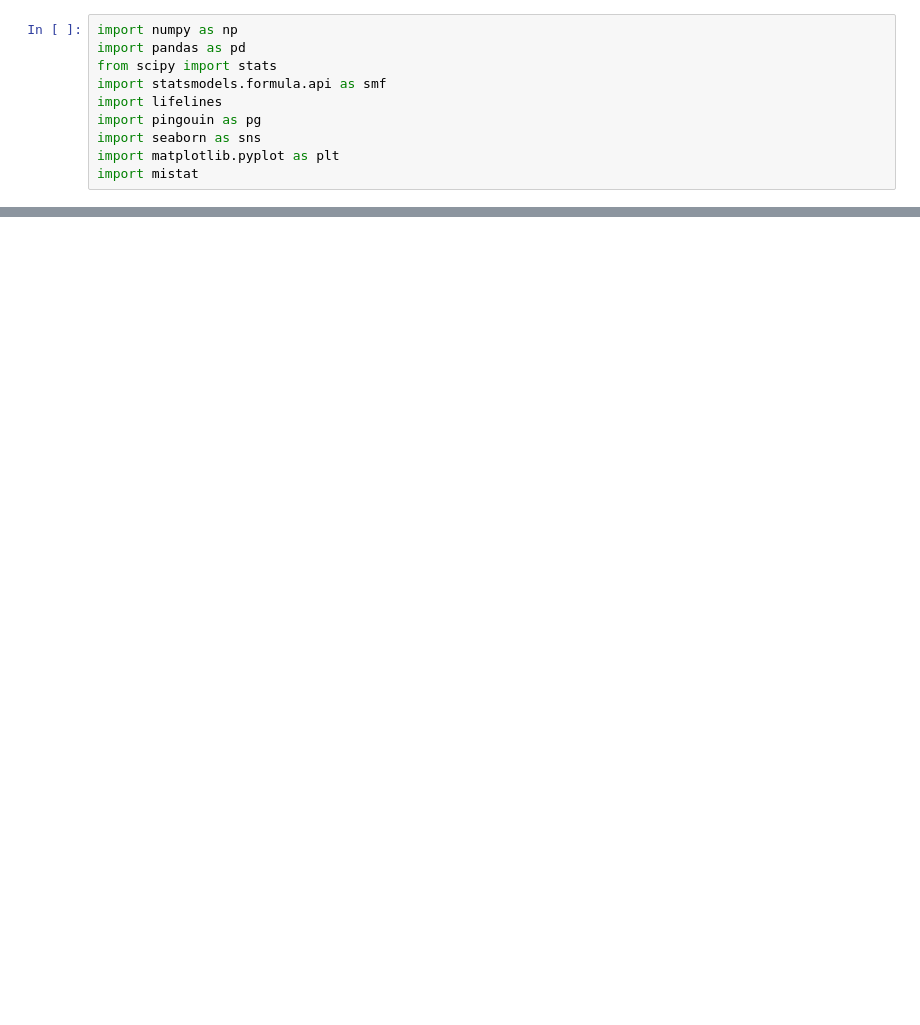
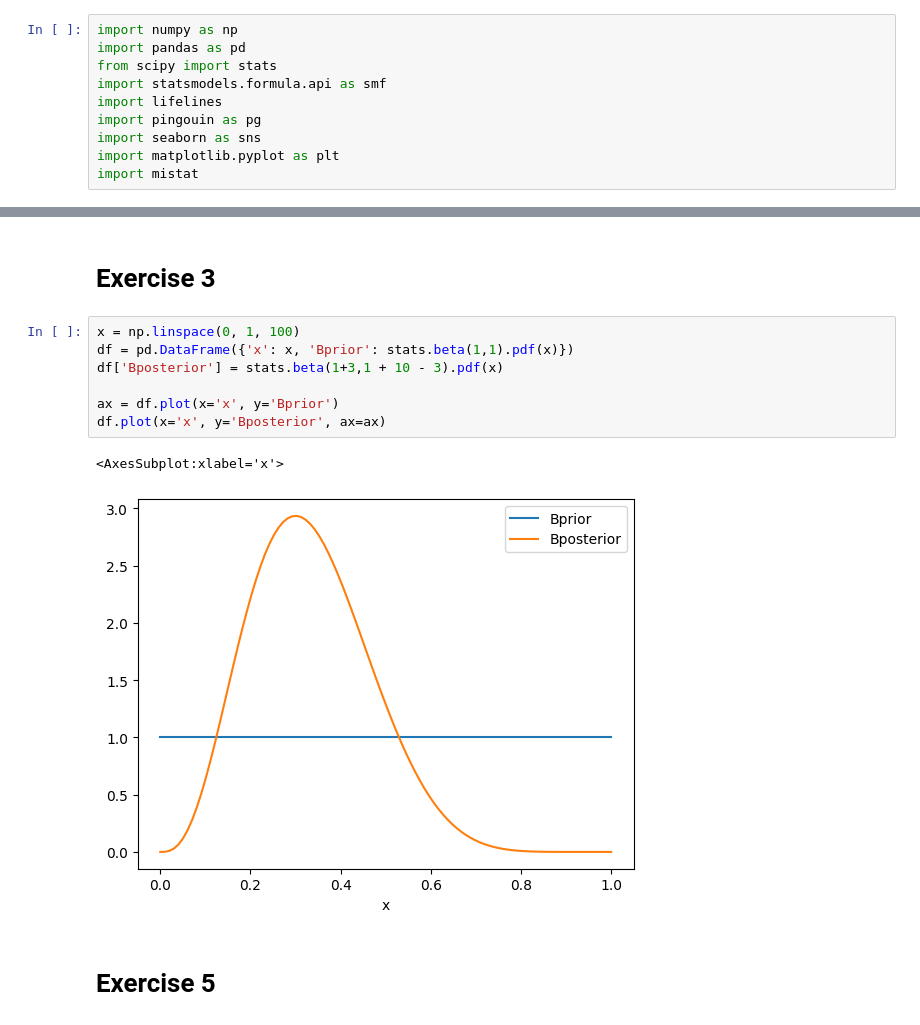
Before and after one commit to gedeck/mistat-code-solutions, a Jupyter notebook: IndustrialStatistics/solutions/Solution_Chap010_ex.ipynb, the cells around one changed output, grey strips where cells are left out. Saved outputs shown, nothing was run; the diff lists cells and outputs as text; blank space fills up the shorter version.

```diff
--- a/IndustrialStatistics/solutions/Solution_Chap010_ex.ipynb
+++ b/IndustrialStatistics/solutions/Solution_Chap010_ex.ipynb
@@ -27,0 +41,14 @@ import mistat
+# %% [markdown]
+# Exercise 3
+# %%
+x = np.linspace(0, 1, 100)
+df = pd.DataFrame({'x': x, 'Bprior': stats.beta(1,1).pdf(x)})
+df['Bposterior'] = stats.beta(1+3,1 + 10 - 3).pdf(x)
+
+ax = df.plot(x='x', y='Bprior')
+df.plot(x='x', y='Bposterior', ax=ax)
+# %% [output]
+<AxesSubplot:xlabel='x'>
+[figure, added]
+# %% [markdown]
+# Exercise 5
```
Also changed, not shown: parts of 12 cells of this notebook, 26 other files.
